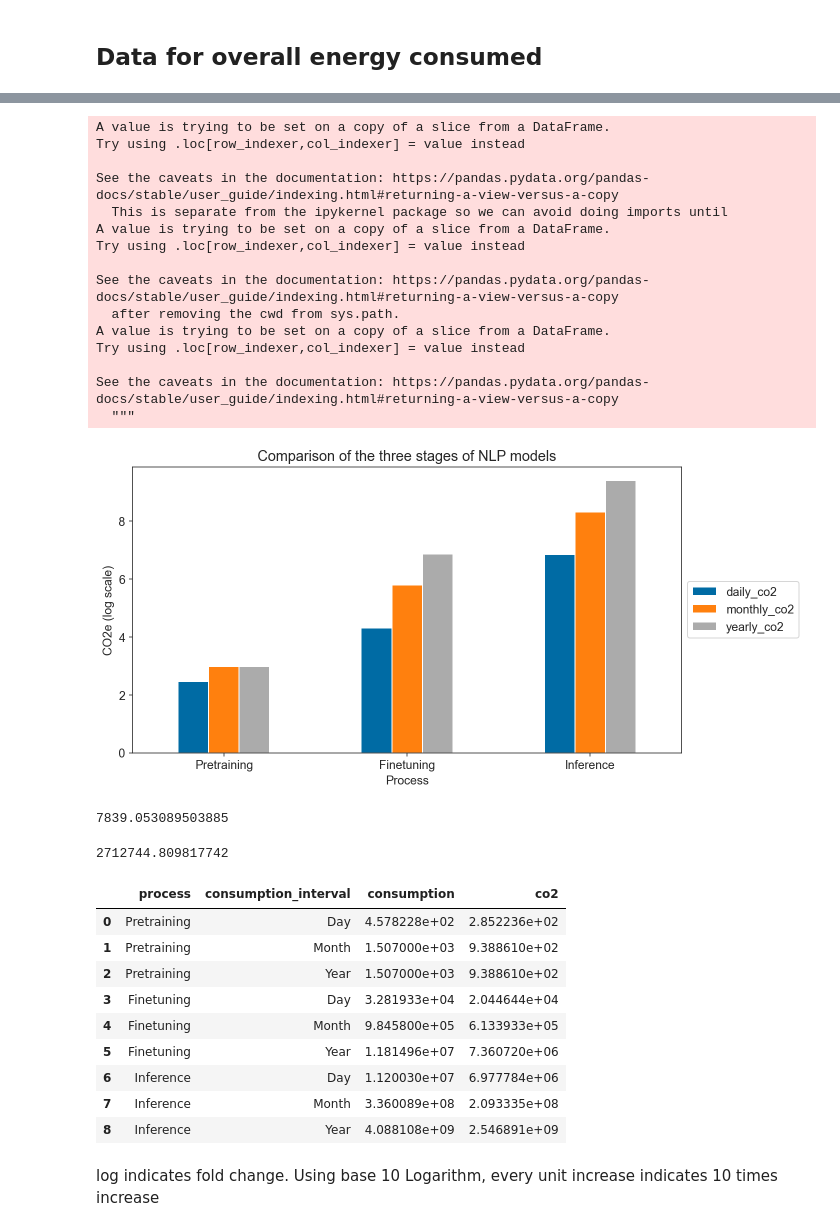
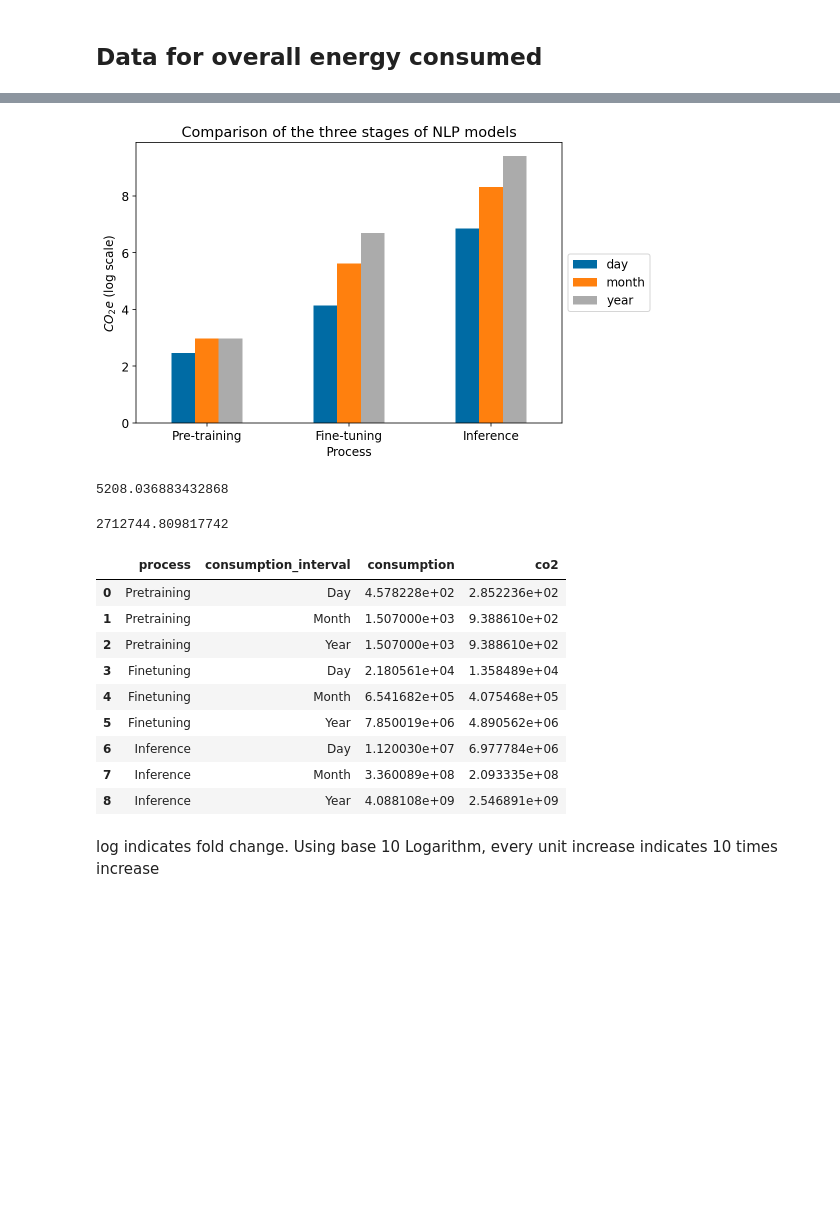
Before and after one commit to MScDissertation/NLP, a Jupyter notebook: InferenceAnalysis.ipynb, the cells around one changed output, grey strips where cells are left out. Cells and saved outputs as stored; diff of their text form; code cells hidden in the pictures; blank space fills up the shorter version.

```diff
--- a/InferenceAnalysis.ipynb
+++ b/InferenceAnalysis.ipynb
@@ -259,7 +259,7 @@ pretrain_consumption = 1507
 pretrain_daily = (1507 / 79) * 24
 pretrain_monthly_co2 = uk_co2 * pretrain_consumption / 1000
 pretrain_daily_co2 = uk_co2 * pretrain_daily / 1000
-pretrain_array = ["Pretraining",pretrain_daily, pretrain_consumption, pretrain_consumption,pretrain_daily_co2,
+pretrain_array = ["Pre-training",pretrain_daily, pretrain_consumption, pretrain_consumption,pretrain_daily_co2,
                   pretrain_monthly_co2,pretrain_monthly_co2]
 # %%
 ## better way
@@ -326,38 +312,28 @@ See the caveats in the documentation: https://pandas.pydata.org/pandas-docs/stab
 # %%
-features = ['process','daily_co2','monthly_co2', 'yearly_co2']
-df_plot = mean_df[features]
-df_plot['daily_co2'] = np.log10(df_plot['daily_co2'])
-df_plot['monthly_co2'] = np.log10(df_plot['monthly_co2'])
-df_plot['yearly_co2'] = np.log10(df_plot['yearly_co2'])
+df_plot = mean_df
+
+df_plot['day'] = np.log10(df_plot['daily_co2'])
+df_plot['month'] = np.log10(df_plot['monthly_co2'])
+df_plot['year'] = np.log10(df_plot['yearly_co2'])
+
+features = ['process','day','month', 'year']
+df_plot = df_plot[features]
+
+
 df_plot.set_index('process', inplace=True)
-fig, ax = plt.subplots(1, 1, figsize=(10,5))
+fig, ax = plt.subplots(1, 1, figsize=(8,5))
 df_plot.plot.bar(rot=0, ax=ax).legend(loc='center left',bbox_to_anchor=(1.0, 0.5));
-ax.set_ylabel("CO2e (log scale)")
+ax.set_ylabel("$CO_2e$ (log scale)")
 ax.set_xlabel("Process")
 ax.set_title("Comparison of the three stages of NLP models")
 plt.tight_layout()
 ax.figure.savefig("viz/overallCO21.png",dpi=300)
 # %% [output]
-A value is trying to be set on a copy of a slice from a DataFrame.
-Try using .loc[row_indexer,col_indexer] = value instead
-
-See the caveats in the documentation: https://pandas.pydata.org/pandas-docs/stable/user_guide/indexing.html#returning-a-view-versus-a-copy
-  This is separate from the ipykernel package so we can avoid doing imports until
-A value is trying to be set on a copy of a slice from a DataFrame.
-Try using .loc[row_indexer,col_indexer] = value instead
-
-See the caveats in the documentation: https://pandas.pydata.org/pandas-docs/stable/user_guide/indexing.html#returning-a-view-versus-a-copy
-  after removing the cwd from sys.path.
-A value is trying to be set on a copy of a slice from a DataFrame.
-Try using .loc[row_indexer,col_indexer] = value instead
-
-See the caveats in the documentation: https://pandas.pydata.org/pandas-docs/stable/user_guide/indexing.html#returning-a-view-versus-a-copy
-  """
-[figure, old version]
+[figure, new version]
 # %%
 (finetune_array[3] - pretrain_array[3]) /pretrain_array[3]
 # %% [output]
-7839.053089503885
+5208.036883432868
 # %%
 (inference_array[3] - pretrain_array[3]) /pretrain_array[3]
 # %% [output]
@@ -382,9 +358,9 @@ plot_df
 | 0 | Pretraining | Day | 4.578228e+02 | 2.852236e+02 |
 | 1 | Pretraining | Month | 1.507000e+03 | 9.388610e+02 |
 | 2 | Pretraining | Year | 1.507000e+03 | 9.388610e+02 |
-| 3 | Finetuning | Day | 3.281933e+04 | 2.044644e+04 |
-| 4 | Finetuning | Month | 9.845800e+05 | 6.133933e+05 |
-| 5 | Finetuning | Year | 1.181496e+07 | 7.360720e+06 |
+| 3 | Finetuning | Day | 2.180561e+04 | 1.358489e+04 |
+| 4 | Finetuning | Month | 6.541682e+05 | 4.075468e+05 |
+| 5 | Finetuning | Year | 7.850019e+06 | 4.890562e+06 |
 | 6 | Inference | Day | 1.120030e+07 | 6.977784e+06 |
 | 7 | Inference | Month | 3.360089e+08 | 2.093335e+08 |
 | 8 | Inference | Year | 4.088108e+09 | 2.546891e+09 |
```
Also changed, not shown: parts of 10 cells of this notebook, 19 other files.
